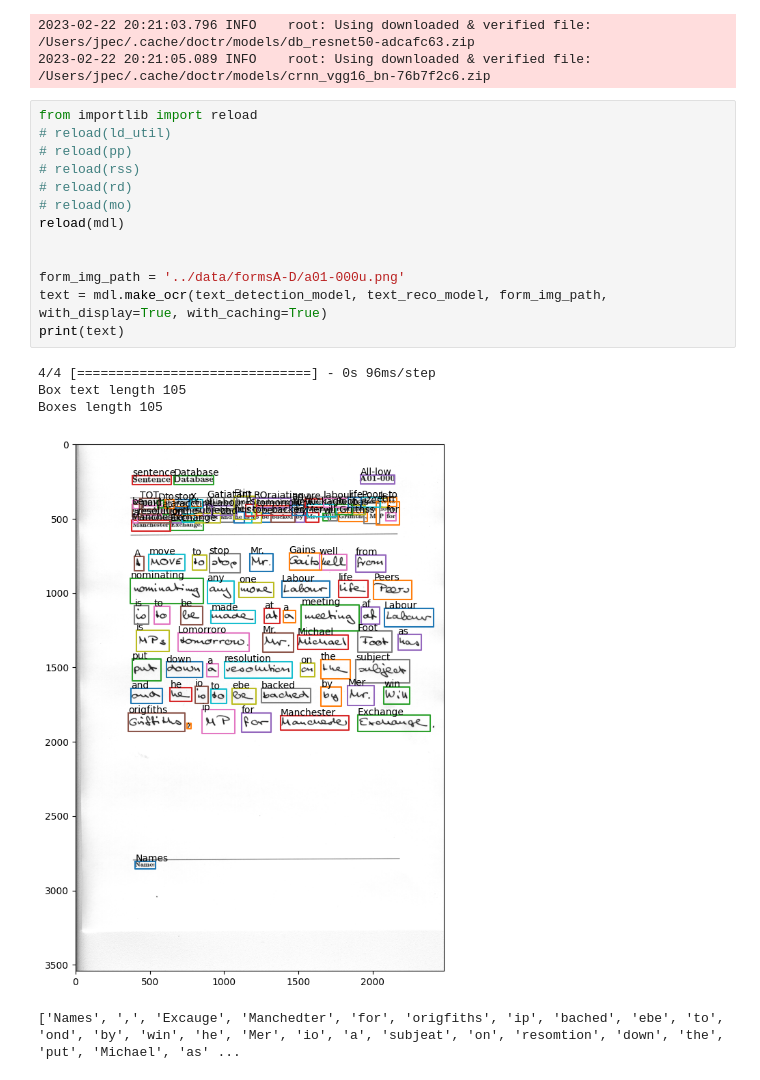
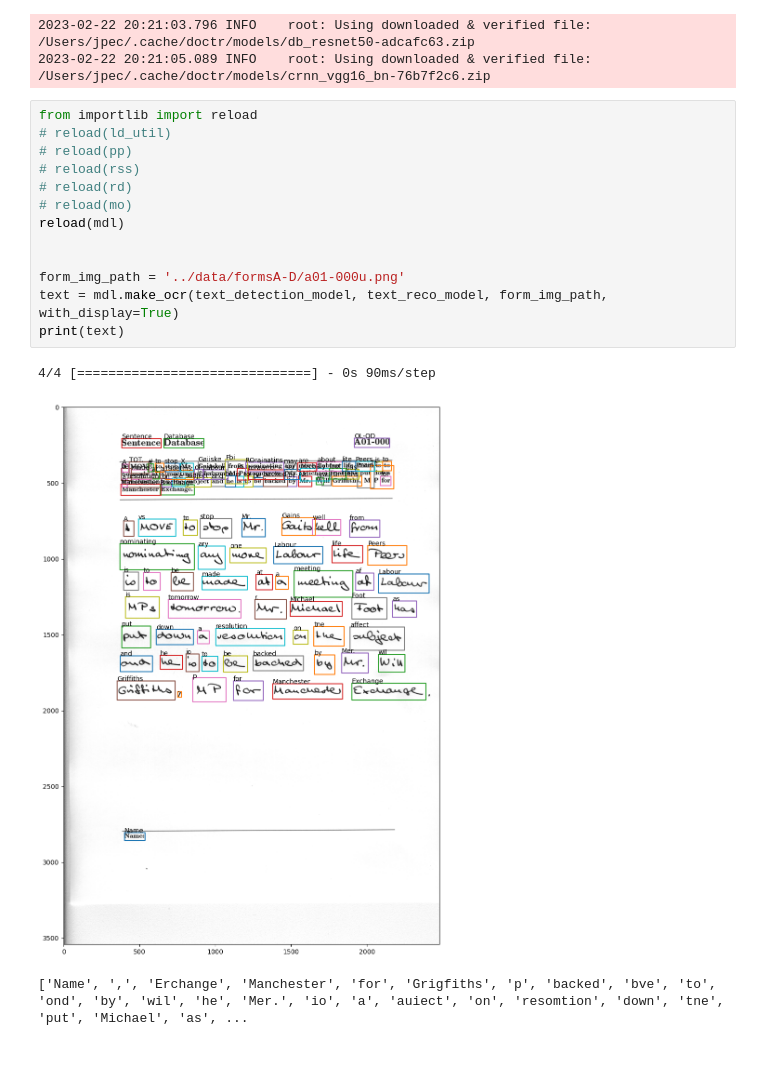
Before and after one commit to sfc-gh-zblackwood/OCRPyMan, a Jupyter notebook: notebooks/detection_recognition_model.ipynb, the cells around one changed output. Saved outputs shown, nothing was run; the diff lists cells and outputs as text.

Commit message:
Removing caching

```diff
--- a/notebooks/detection_recognition_model.ipynb
+++ b/notebooks/detection_recognition_model.ipynb
@@ -189,19 +189,17 @@ text_reco_model = tf.keras.models.load_model("../pickle/tj_ctc_augmented_20epoch
 # %%
 from importlib import reload
 # reload(ld_util)
 # reload(pp)
 # reload(rss)
 # reload(rd)
 # reload(mo)
 reload(mdl)
 
 
 form_img_path = '../data/formsA-D/a01-000u.png'
-text = mdl.make_ocr(text_detection_model, text_reco_model, form_img_path, with_display=True, with_caching=True)
+text = mdl.make_ocr(text_detection_model, text_reco_model, form_img_path, with_display=True)
 print(text)
 # %% [output]
-4/4 [==============================] - 0s 96ms/step
-Box text length 105
-Boxes length 105
+4/4 [==============================] - 0s 90ms/step
-[figure, old version]
+[figure, new version]
-['Names', ',', 'Excauge', 'Manchedter', 'for', 'origfiths', 'ip', 'bached', 'ebe', 'to', 'ond', 'by', 'win', 'he', 'Mer', 'io', 'a', 'subjeat', 'on', 'resomtion', 'down', 'the', 'put', 'Michael', 'as' ...
+['Name', ',', 'Erchange', 'Manchester', 'for', 'Grigfiths', 'p', 'backed', 'bve', 'to', 'ond', 'by', 'wil', 'he', 'Mer.', 'io', 'a', 'auiect', 'on', 'resomtion', 'down', 'tne', 'put', 'Michael', 'as', ...
```
Also changed, not shown: 1 other file.
